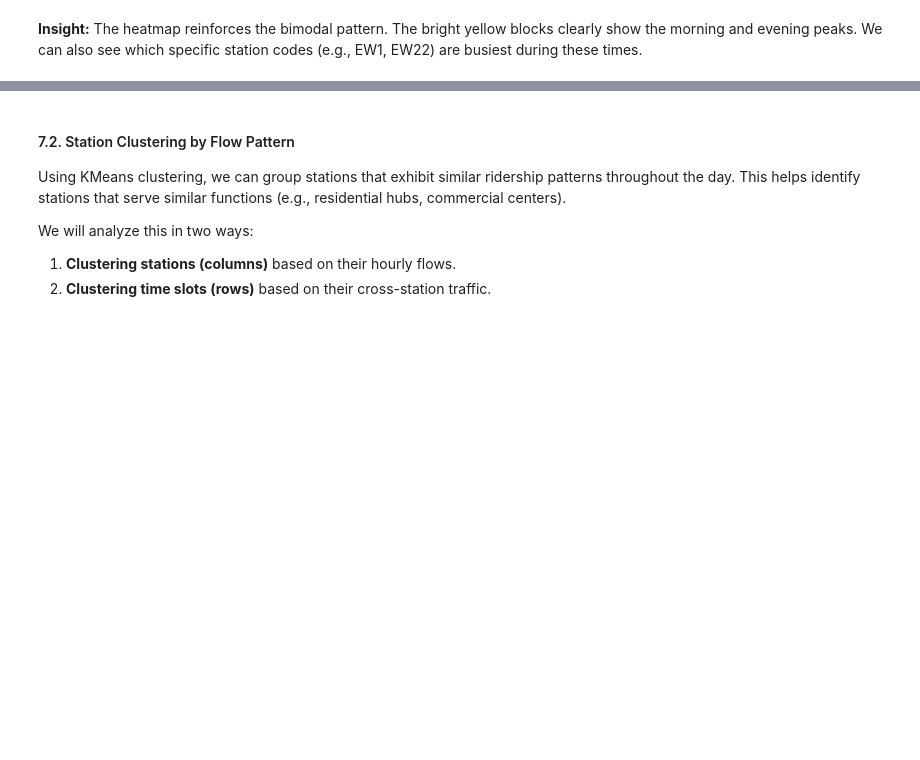
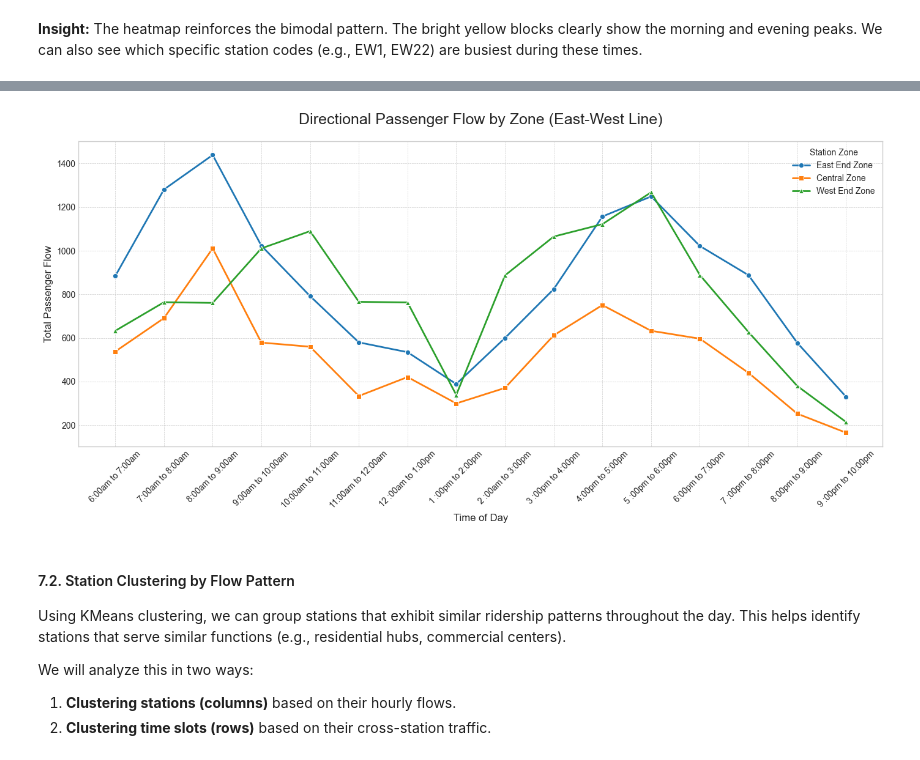
Before and after one commit to helina1abebe/Train-Passenger-Flow-Analysis, a Jupyter notebook: notebooks/EW_Line_Analysis.ipynb, the cells around one changed output, grey strips where cells are left out. Drawn from its saved outputs; the diff is of its cells as text; code cells hidden in the pictures; blank space fills up the shorter version.

Commit message:
Added Zonal Grouping as proxy

```diff
--- a/notebooks/EW_Line_Analysis.ipynb
+++ b/notebooks/EW_Line_Analysis.ipynb
@@ -159,3 +163,36 @@ pfu.plot_flow_heatmap(
+# %%
+# --- 1. Define Station Zones for the EW Line ---
+# We'll group stations geographically to represent different parts of the line.
+ew_east_end_stations = ['EW1', 'EW2', 'EW3', 'EW4']
+ew_central_stations = ['EW8', 'EW9', 'EW10', 'EW13', 'EW14']
+ew_west_end_stations = ['EW18', 'EW19', 'EW20', 'EW21', 'EW22']
+
+# --- 2. Calculate Aggregate Flow per Zone ---
+df_ew_zonal = pd.DataFrame()
+df_ew_zonal['Time'] = df_ew['Station']
+df_ew_zonal['East End Flow'] = df_ew[ew_east_end_stations].sum(axis=1)
+df_ew_zonal['Central Flow'] = df_ew[ew_central_stations].sum(axis=1)
+df_ew_zonal['West End Flow'] = df_ew[ew_west_end_stations].sum(axis=1)
+
+# --- 3. Visualize the Zonal Flow ---
+plt.style.use('seaborn-v0_8-whitegrid')
+fig, ax = plt.subplots(figsize=(14, 7))
+
+sns.lineplot(data=df_ew_zonal, x='Time', y='East End Flow', label='East End Zone', marker='o', lw=2)
+sns.lineplot(data=df_ew_zonal, x='Time', y='Central Flow', label='Central Zone', marker='s', lw=2)
+sns.lineplot(data=df_ew_zonal, x='Time', y='West End Flow', label='West End Zone', marker='^', lw=2)
+
+ax.set_title(f'Directional Passenger Flow by Zone ({LINE_NAME})', fontsize=18, pad=20)
+ax.set_xlabel('Time of Day', fontsize=12)
+ax.set_ylabel('Total Passenger Flow', fontsize=12)
+ax.tick_params(axis='x', labelrotation=45)
+ax.legend(title='Station Zone')
+ax.grid(True, which='both', linestyle='--', linewidth=0.5)
+
+plt.tight_layout()
+plt.show()
+# %% [output]
+[figure, added]
 # %% [markdown]
 #### 7.2. Station Clustering by Flow Pattern
 Using KMeans clustering, we can group stations that exhibit similar ridership patterns throughout the day. This helps identify stations that serve similar functions (e.g., residential hubs, commercial centers).
```
Also changed, not shown: parts of 1 cell of this notebook.
